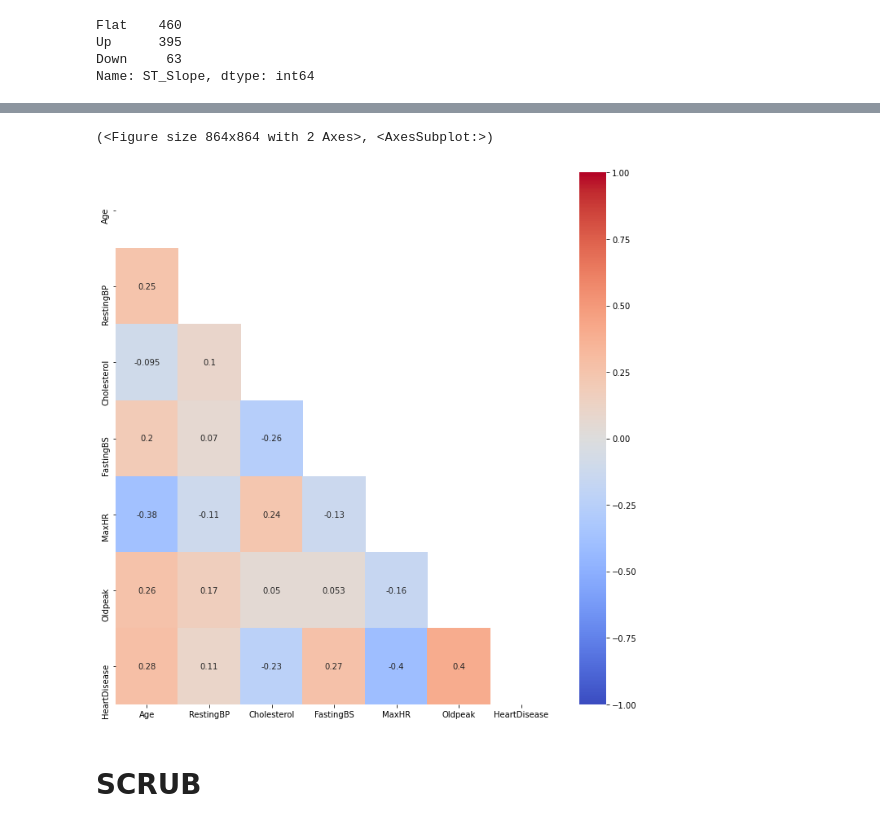
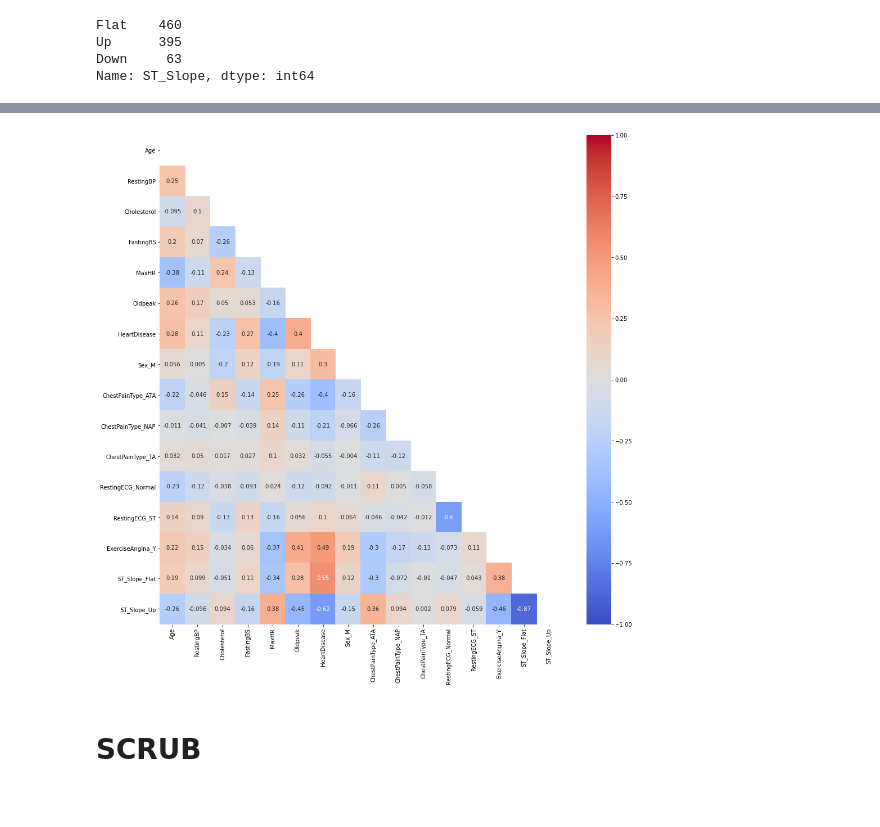
Before and after one commit to ds-leehanjin/heart_failure, a Jupyter notebook: index_OSEMN_plus_mvp.ipynb, the cells around one changed output, grey strips where cells are left out. Cells and saved outputs as stored; diff of their text form; code cells hidden in the pictures.

```diff
--- a/index_OSEMN_plus_mvp.ipynb
+++ b/index_OSEMN_plus_mvp.ipynb
@@ -419,3 +419,6 @@ for col in num_cols:
 [figure]
 [figure]
 [figure]
+# %%
+encoder = OneHotEncoder(sparse=False, drop='first')
+encoder
@@ -421,0 +427,6 @@ for col in num_cols:
+# %%
+## make encoded vars_df
+data_ohe = encoder.fit_transform(df[cat_cols])
+df_ohe = pd.DataFrame(data_ohe,columns=encoder.get_feature_names(cat_cols),
+                     index=df.index)
+df_ohe
@@ -421,0 +447,3 @@ for col in num_cols:
+# %%
+df_model = pd.concat([df.drop(cat_cols,axis=1),df_ohe],axis=1)
+df_model
@@ -422,5 +482,4 @@ for col in num_cols:
 # %%
-corr_heatmap(df)
+corr_heatmap(df_model);
 # %% [output]
-(<Figure size 864x864 with 2 Axes>, <AxesSubplot:>)
-[figure, old version]
+[figure, new version]
```
Also changed, not shown: parts of 6 cells of this notebook.
